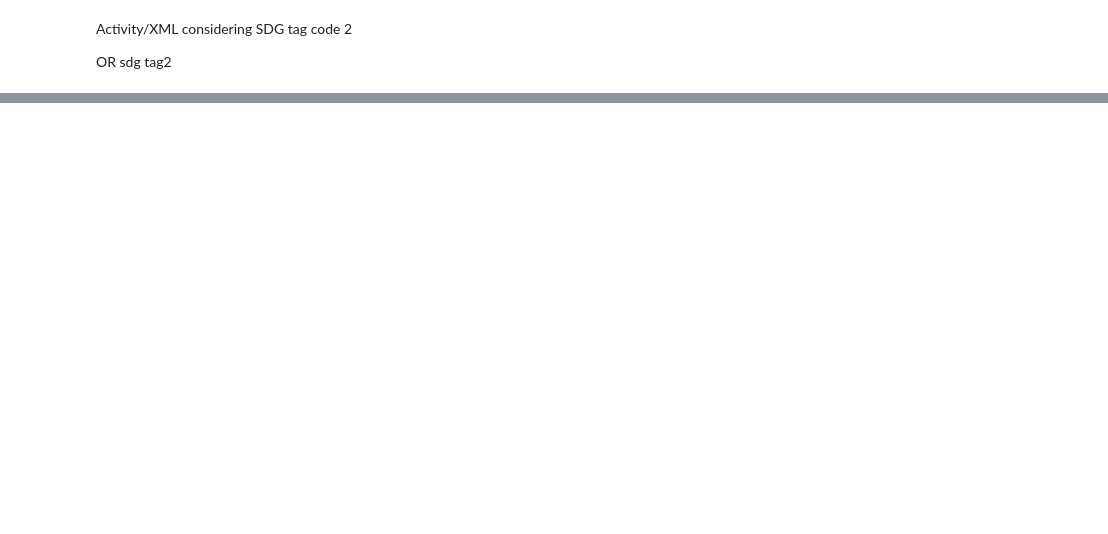
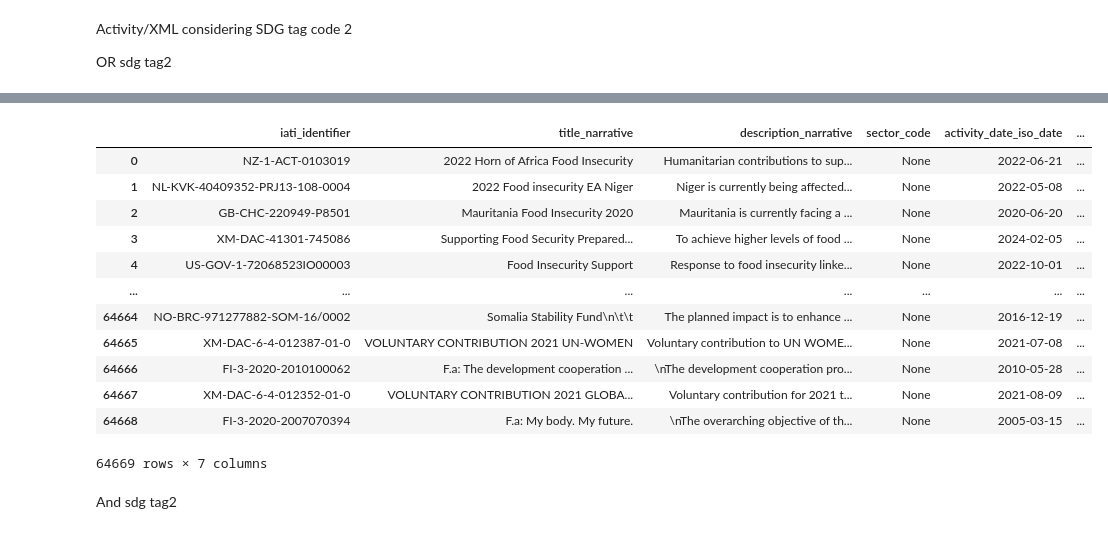
Before and after one commit to leilafarsani/iati-datastore-apache-sorl, a Jupyter notebook: gafs_iati.ipynb, the cells around one changed output, grey strips where cells are left out. Drawn from its saved outputs; the diff is of its cells as text; code cells hidden in the pictures; blank space fills up the shorter version.

```diff
--- a/gafs_iati.ipynb
+++ b/gafs_iati.ipynb
@@ -274,0 +344,18 @@ print(df_activity_xml_sdg ())
+# %%
+df_activity_xml_sdg
+# %% [output]
+|  | iati_identifier | title_narrative | description_narrative | sector_code | activity_date_iso_date | ... |
+| 0 | NZ-1-ACT-0103019 | 2022 Horn of Africa Food Insecurity | Humanitarian contributions to sup... | None | 2022-06-21 | ... |
+| 1 | NL-KVK-40409352-PRJ13-108-0004 | 2022 Food insecurity EA Niger | Niger is currently being affected... | None | 2022-05-08 | ... |
+| 2 | GB-CHC-220949-P8501 | Mauritania Food Insecurity 2020 | Mauritania is currently facing a ... | None | 2020-06-20 | ... |
+| 3 | XM-DAC-41301-745086 | Supporting Food Security Prepared... | To achieve higher levels of food ... | None | 2024-02-05 | ... |
+| 4 | US-GOV-1-72068523IO00003 | Food Insecurity Support | Response to food insecurity linke... | None | 2022-10-01 | ... |
+| ... | ... | ... | ... | ... | ... | ... |
+| 64664 | NO-BRC-971277882-SOM-16/0002 | Somalia Stability Fund\n\t\t | The planned impact is to enhance ... | None | 2016-12-19 | ... |
+| 64665 | XM-DAC-6-4-012387-01-0 | VOLUNTARY CONTRIBUTION 2021 UN-WOMEN | Voluntary contribution to UN WOME... | None | 2021-07-08 | ... |
+| 64666 | FI-3-2020-2010100062 | F.a: The development cooperation ... | \nThe development cooperation pro... | None | 2010-05-28 | ... |
+| 64667 | XM-DAC-6-4-012352-01-0 | VOLUNTARY CONTRIBUTION 2021 GLOBA... | Voluntary contribution for 2021 t... | None | 2021-08-09 | ... |
+| 64668 | FI-3-2020-2007070394 | F.a: My body. My future. | \nThe overarching objective of th... | None | 2005-03-15 | ... |
+64669 rows × 7 columns
+# %% [markdown]
+And sdg tag2
```
Also changed, not shown: parts of 7 cells of this notebook.
